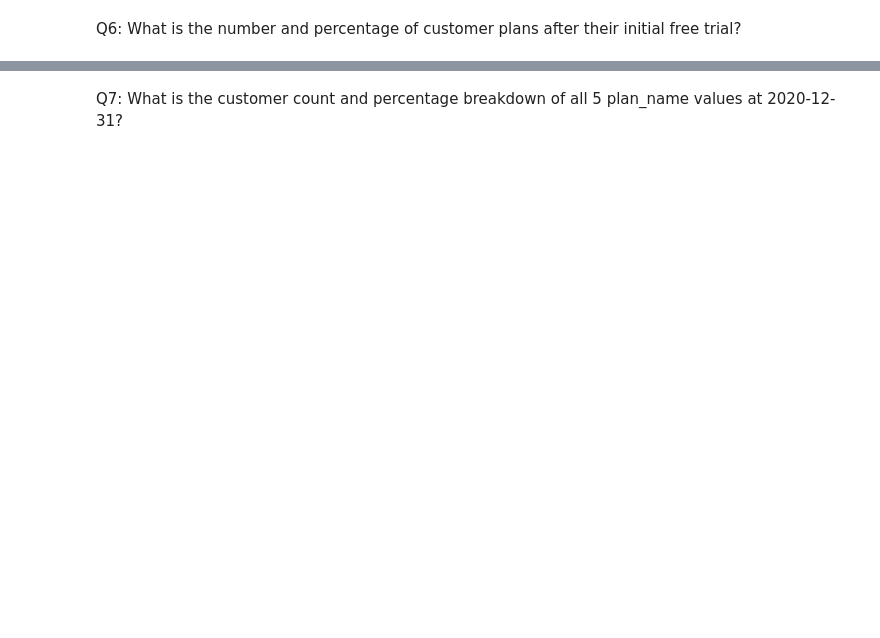
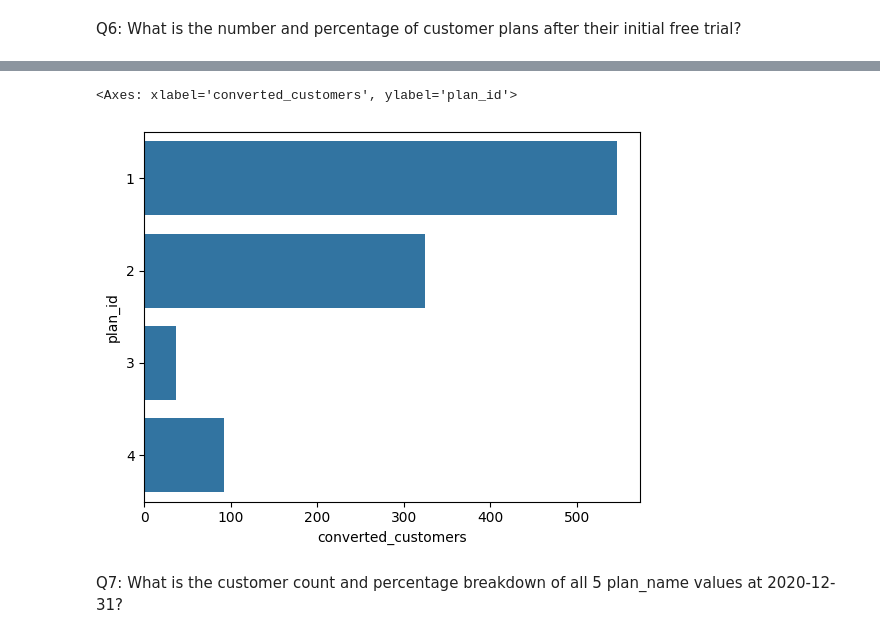
Before and after one commit to 20100215/8_Week_SQL_Challenge, a Jupyter notebook: Week 3 (Foodie-Fi)/week3.ipynb, the cells around one changed output, grey strips where cells are left out. Saved outputs shown, nothing was run; the diff lists cells and outputs as text; code cells hidden in the pictures; blank space fills up the shorter version.

```diff
--- a/Week 3 (Foodie-Fi)/week3.ipynb
+++ b/Week 3 (Foodie-Fi)/week3.ipynb
@@ -329,2 +327,29 @@ query('''
 # %% [markdown]
 Q6: What is the number and percentage of customer plans after their initial free trial?
+# %%
+# Use LEAD() to get the next plan partitioned by customer id after their initial free trial
+q6_df = query('''
+    WITH next_plans AS (
+        SELECT
+            customer_id,
+            plan_id,
+            LEAD(plan_id) OVER(
+                PARTITION BY customer_id
+                ORDER BY plan_id) as next_plan_id
+        FROM subscriptions
+    )
+
+    SELECT
+        next_plan_id AS plan_id,
+        COUNT(customer_id) AS converted_customers,
+        ROUND(100 *
+            CAST(COUNT(customer_id) AS FLOAT)
+            / (SELECT COUNT(DISTINCT customer_id)
+            FROM subscriptions)
+        ,1) || ' %' AS conversion_percentage
+    FROM next_plans
+    WHERE plan_id = 0
+    GROUP BY next_plan_id
+    ORDER BY next_plan_id;
+''')
+q6_df
@@ -331,2 +362,7 @@ Q6: What is the number and percentage of customer plans after their initial free
+# %%
+sns.barplot(data=q6_df, y='plan_id', x='converted_customers', orient='h')
+# %% [output]
+<Axes: xlabel='converted_customers', ylabel='plan_id'>
+[figure, added]
 # %% [markdown]
 Q7: What is the customer count and percentage breakdown of all 5 plan_name values at 2020-12-31?
```
Also changed, not shown: parts of 12 cells of this notebook.
